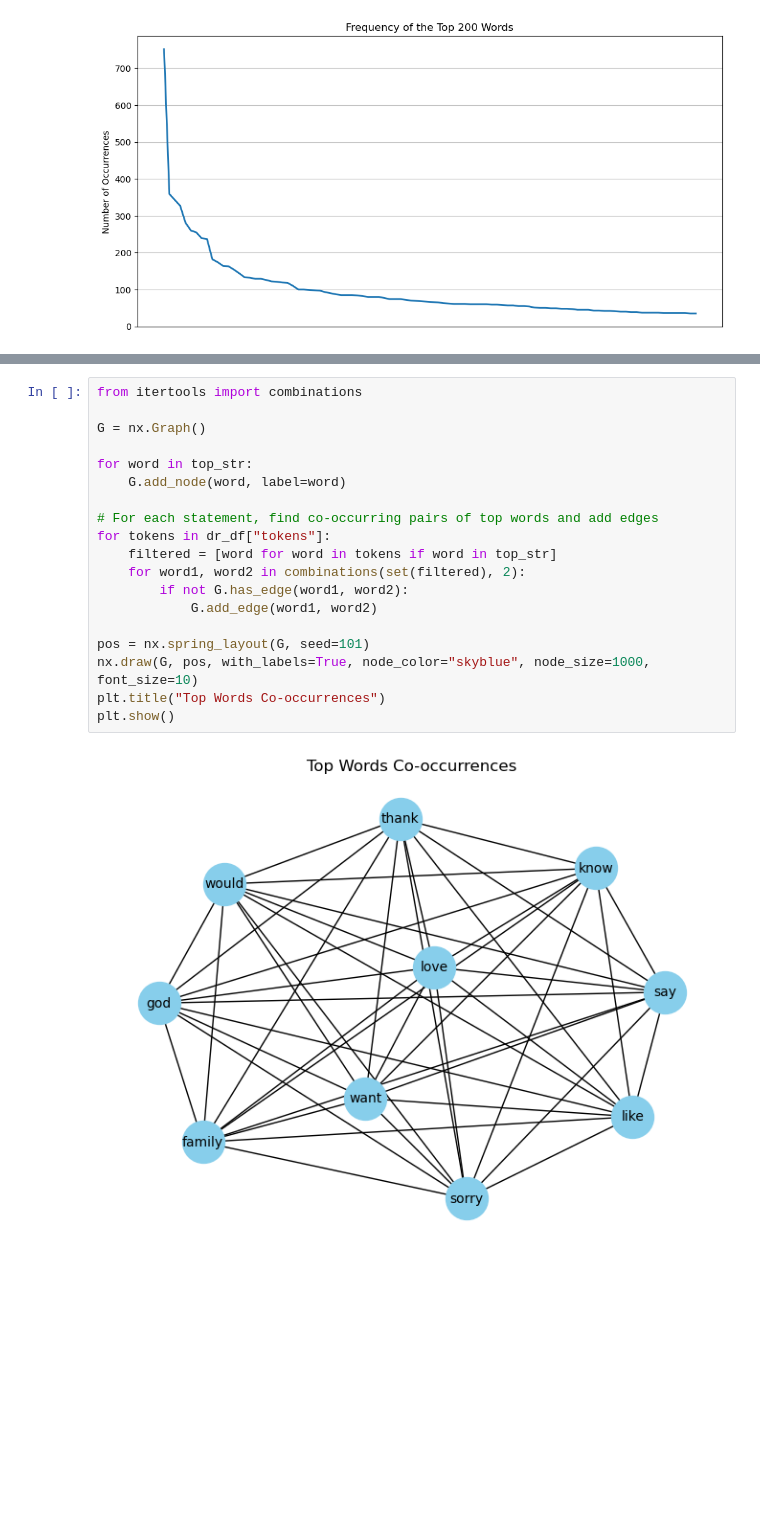
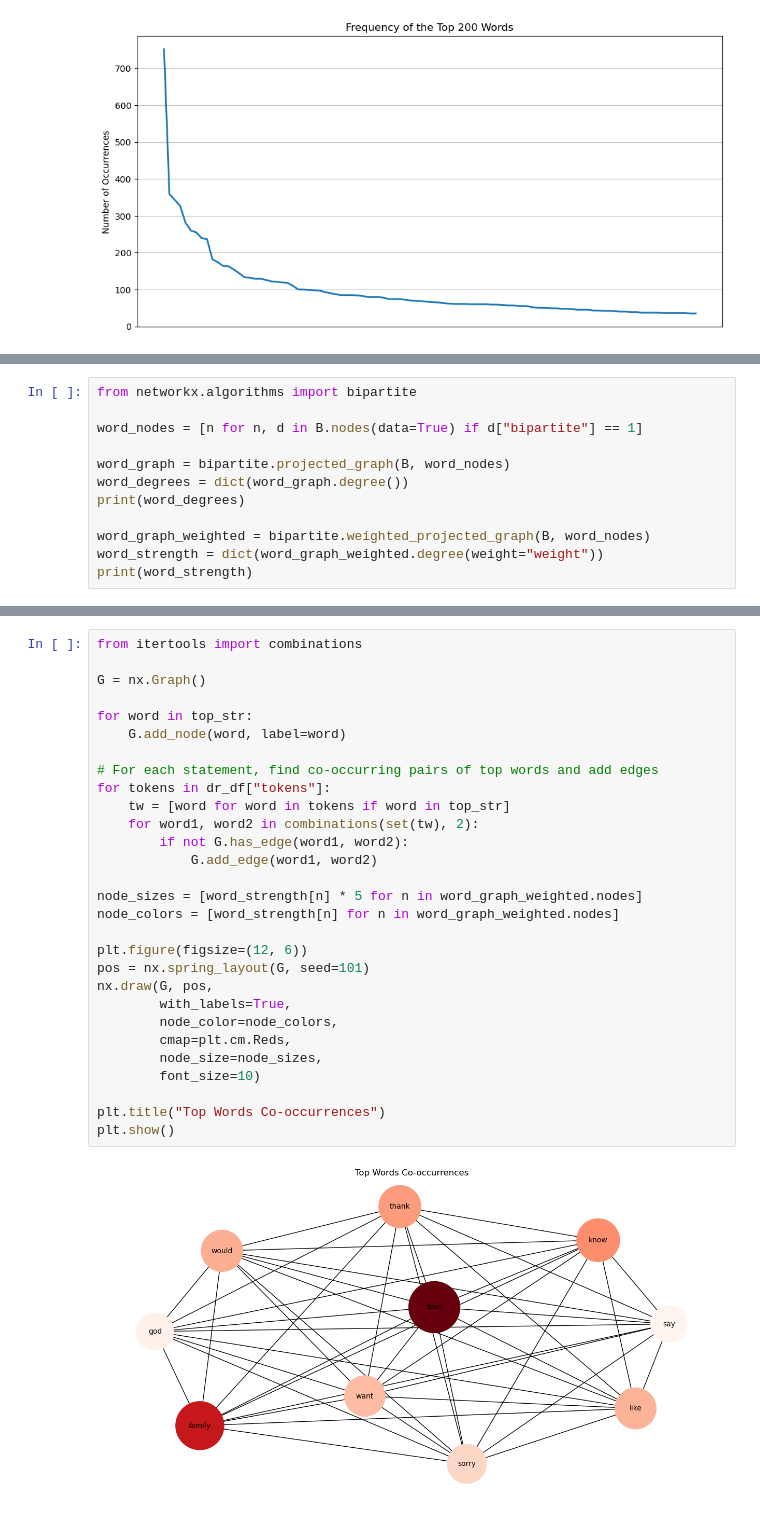
Before and after one commit to stephbc/DATA620_Summer2025, a Jupyter notebook: final.ipynb, the cells around one changed output, grey strips where cells are left out. Cells and saved outputs as stored; diff of their text form; blank space fills up the shorter version.

```diff
--- a/final.ipynb
+++ b/final.ipynb
@@ -301,0 +302,12 @@ With this graph of 484 nodes representing people and their attribute data, 10 no
+# %%
+from networkx.algorithms import bipartite
+
+word_nodes = [n for n, d in B.nodes(data=True) if d["bipartite"] == 1]
+
+word_graph = bipartite.projected_graph(B, word_nodes)
+word_degrees = dict(word_graph.degree())
+print(word_degrees)
+
+word_graph_weighted = bipartite.weighted_projected_graph(B, word_nodes)
+word_strength = dict(word_graph_weighted.degree(weight="weight"))
+print(word_strength)
@@ -302,21 +347,31 @@ With this graph of 484 nodes representing people and their attribute data, 10 no
 # %%
 from itertools import combinations
 
 G = nx.Graph()
 
 for word in top_str:
     G.add_node(word, label=word)
 
 # For each statement, find co-occurring pairs of top words and add edges
 for tokens in dr_df["tokens"]:
-    filtered = [word for word in tokens if word in top_str]
-    for word1, word2 in combinations(set(filtered), 2):
+    tw = [word for word in tokens if word in top_str]
+    for word1, word2 in combinations(set(tw), 2):
         if not G.has_edge(word1, word2):
             G.add_edge(word1, word2)
 
+node_sizes = [word_strength[n] * 5 for n in word_graph_weighted.nodes]
+node_colors = [word_strength[n] for n in word_graph_weighted.nodes]
+
+plt.figure(figsize=(12, 6))
 pos = nx.spring_layout(G, seed=101)
-nx.draw(G, pos, with_labels=True, node_color="skyblue", node_size=1000, font_size=10)
+nx.draw(G, pos,
+        with_labels=True,
+        node_color=node_colors,
+        cmap=plt.cm.Reds,
+        node_size=node_sizes,
+        font_size=10)
+
 plt.title("Top Words Co-occurrences")
 plt.show()
 # %% [output]
-[figure, old version]
+[figure, new version]
```
Also changed, not shown: parts of 29 cells of this notebook.
